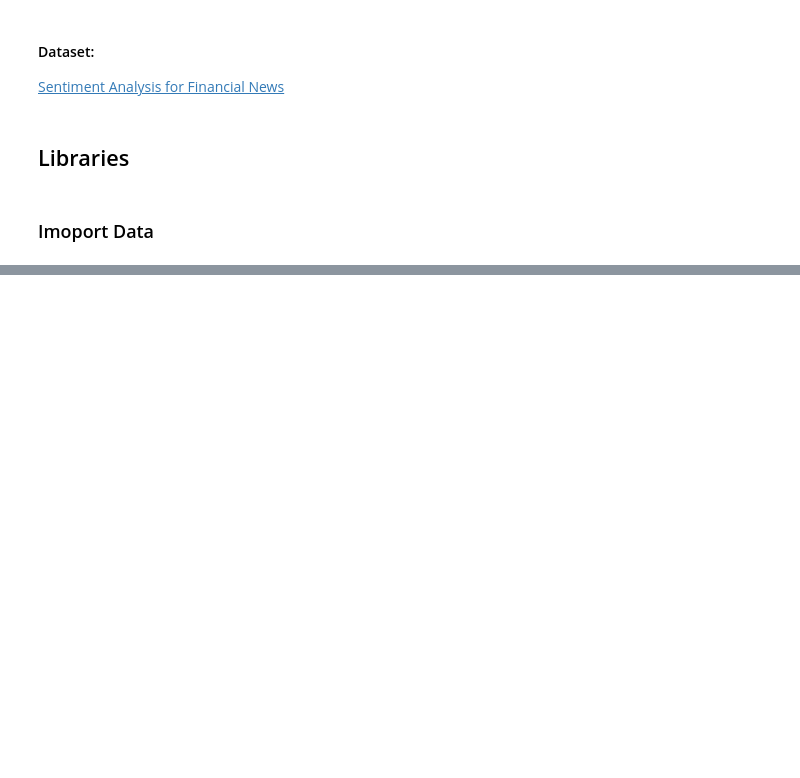
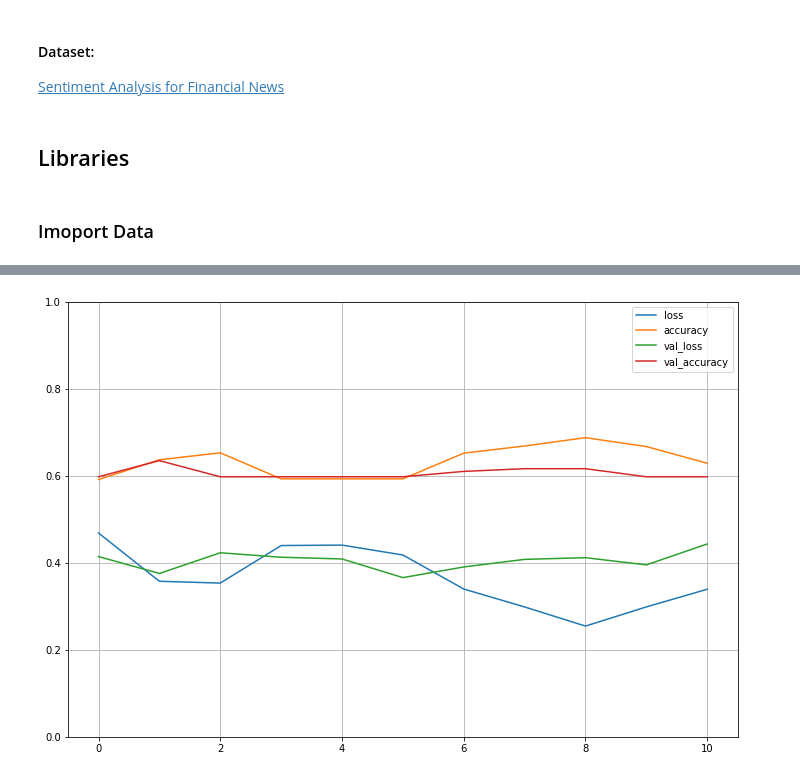
Before and after one commit to peimani/NLP_Sentiment_Classification, a Jupyter notebook: SentimentAnalysis.ipynb, the cells around one changed output, grey strips where cells are left out. Cells and saved outputs as stored; diff of their text form; code cells hidden in the pictures; blank space fills up the shorter version.

```diff
--- a/SentimentAnalysis.ipynb
+++ b/SentimentAnalysis.ipynb
@@ -21,0 +371,22 @@ FileNotFoundError: [Errno 2] No such file or directory: '.../Users/ArashPeimani/
+# %%
+embedding_dim = 32
+
+model = Sequential()
+model.add(Embedding(num_words, embedding_dim, input_length=64))
+model.add(Dense(200, activation='relu'))
+model.add(Dropout(0.2)) # Optional Regularization
+model.add(Dense(1, activation='sigmoid'))
+
+# Slower learning rate worked better as it kept the learning more stable
+#opt = keras.optimizers.Adam(lr=0.0001)
+model.compile(loss='binary_crossentropy',optimizer='adam',
+              metrics=['accuracy']) # Orig code
+# %%
+num_epochs = 50
+# After 5 epochs of validation loss not improving, the model will stop.
+es = EarlyStopping(monitor='val_loss', mode='min', verbose=1, patience=5)
+history = model.fit(training_padded, training_labels,
+                    epochs=num_epochs,
+                    batch_size = 10,
+                    validation_data=(testing_padded, testing_labels),
+                    verbose= 1, callbacks=[es])
@@ -21,0 +500,16 @@ FileNotFoundError: [Errno 2] No such file or directory: '.../Users/ArashPeimani/
+# %%
+model = Sequential()
+model.add(Embedding(num_words, embedding_dim, input_length=max_length))
+model.add(LSTM(64, dropout = 0.1))
+model.add(Dense(32, activation='relu'))
+model.add(Dense(1, activation='sigmoid'))
+
+model.compile(loss='binary_crossentropy',optimizer='Adam',metrics=['accuracy']) # Orig code
+# %%
+num_epochs = 50
+es = EarlyStopping(monitor='val_loss', mode='min', verbose=1, patience=5)
+history = model.fit(training_padded, training_labels,
+                    epochs=num_epochs,
+                    batch_size = 24,
+                    validation_data=(testing_padded, testing_labels),
+                    verbose= 1, callbacks = [es])
@@ -21,0 +541,4 @@ FileNotFoundError: [Errno 2] No such file or directory: '.../Users/ArashPeimani/
+# %%
+model_eval(history)
+# %% [output]
+[figure, added]
```
Also changed, not shown: parts of 53 cells of this notebook.
